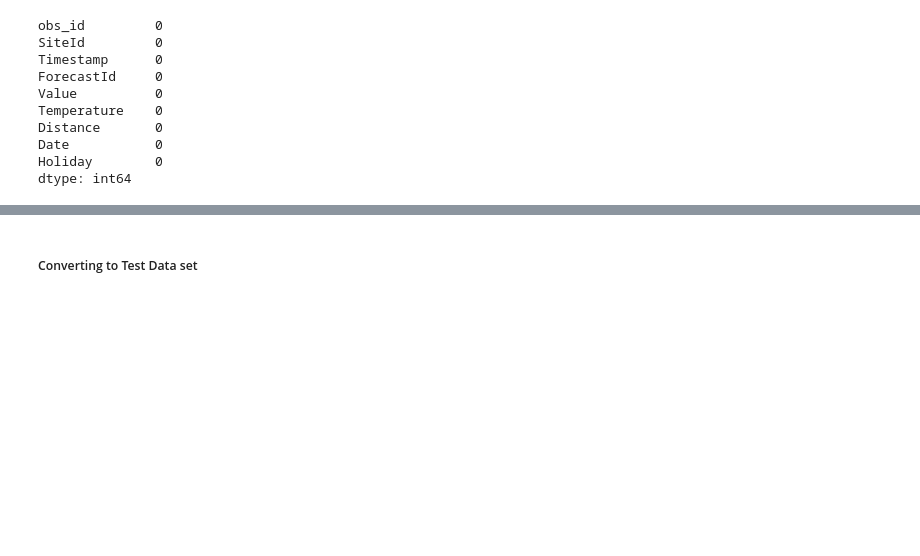
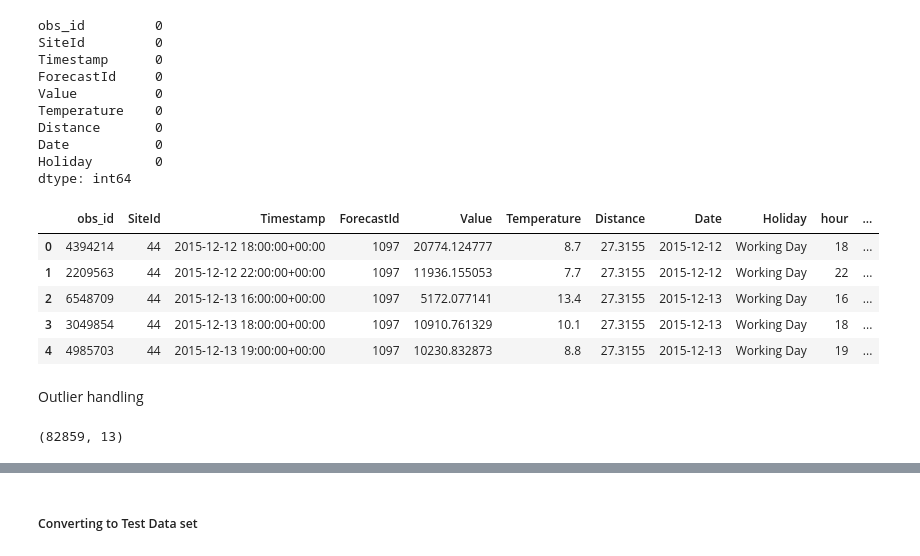
Before and after one commit to Melbinmatheew/Energy-Consumption-Forcasting, a Jupyter notebook: Notebooks/Data overview.ipynb, the cells around one changed output, grey strips where cells are left out. Saved outputs shown, nothing was run; the diff lists cells and outputs as text; code cells hidden in the pictures; blank space fills up the shorter version.

```diff
--- a/Notebooks/Data overview.ipynb
+++ b/Notebooks/Data overview.ipynb
@@ -627,3 +695,42 @@ Distance       0
 Date           0
 Holiday        0
 dtype: int64
+# %%
+merging_test_df['Timestamp']=pd.to_datetime(merging_test_df['Timestamp'])
+merging_test_df['Date']=pd.to_datetime(merging_test_df['Date'])
+
+# Creating hours column from train dataset
+
+merging_test_df['hour']=merging_test_df['Timestamp'].dt.hour
+
+# Creating day of the week column from train dataset
+
+merging_test_df['day_of_the_week']=merging_test_df['Timestamp'].dt.dayofweek ### Monday=0, Sunday=6
+
+#Creating Month column from train dataset
+
+merging_test_df['Month']=merging_test_df['Timestamp'].dt.month
+
+#Extract Season
+def get_season(date):
+   if date.month in [12,1,2]:
+      return 'Winder'
+   if date.month in [3,4,5]:
+      return 'Spring'
+   if date.month in [6,7,8]:
+      return 'Summer'
+   else:
+      return "Fall"
+
+merging_test_df['Season']=merging_test_df['Timestamp'].apply(get_season)
+
+merging_test_df.head()
+# %% [output]
+|  | obs_id | SiteId | Timestamp | ForecastId | Value | Temperature | Distance | Date | Holiday | hour | ... |
+| 0 | 4394214 | 44 | 2015-12-12 18:00:00+00:00 | 1097 | 20774.124777 | 8.7 | 27.3155 | 2015-12-12 | Working Day | 18 | ... |
+| 1 | 2209563 | 44 | 2015-12-12 22:00:00+00:00 | 1097 | 11936.155053 | 7.7 | 27.3155 | 2015-12-12 | Working Day | 22 | ... |
+| 2 | 6548709 | 44 | 2015-12-13 16:00:00+00:00 | 1097 | 5172.077141 | 13.4 | 27.3155 | 2015-12-13 | Working Day | 16 | ... |
+| 3 | 3049854 | 44 | 2015-12-13 18:00:00+00:00 | 1097 | 10910.761329 | 10.1 | 27.3155 | 2015-12-13 | Working Day | 18 | ... |
+| 4 | 4985703 | 44 | 2015-12-13 19:00:00+00:00 | 1097 | 10230.832873 | 8.8 | 27.3155 | 2015-12-13 | Working Day | 19 | ... |
+# %% [markdown]
+Outlier handling
@@ -629,0 +749,4 @@ dtype: int64
+# %%
+merging_test_df.shape
+# %% [output]
+(82859, 13)
```
Also changed, not shown: parts of 9 cells of this notebook, 1 other file.
